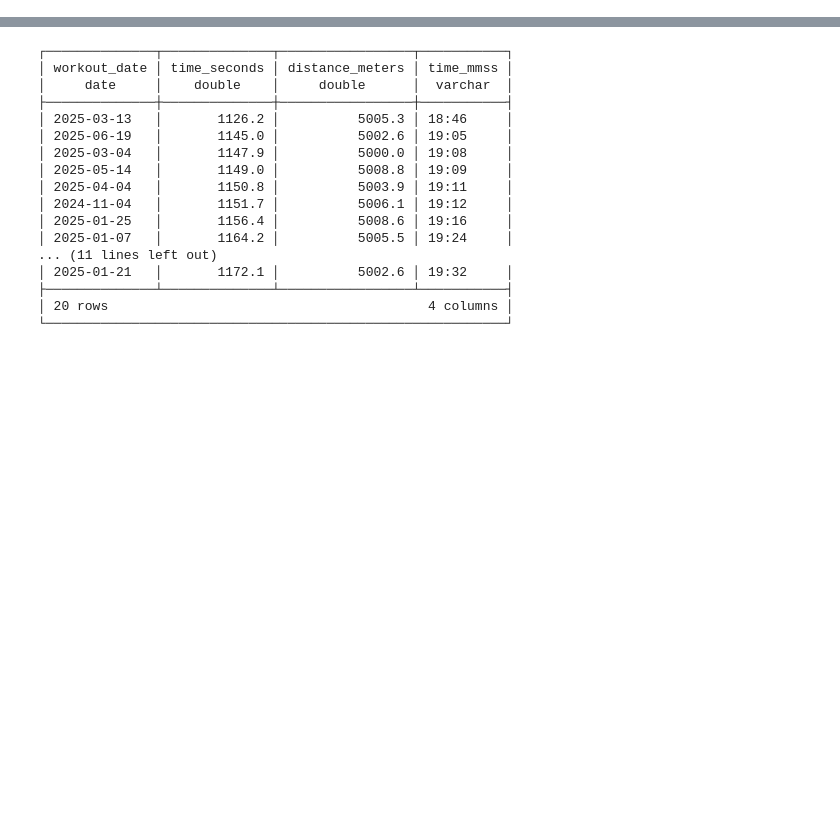
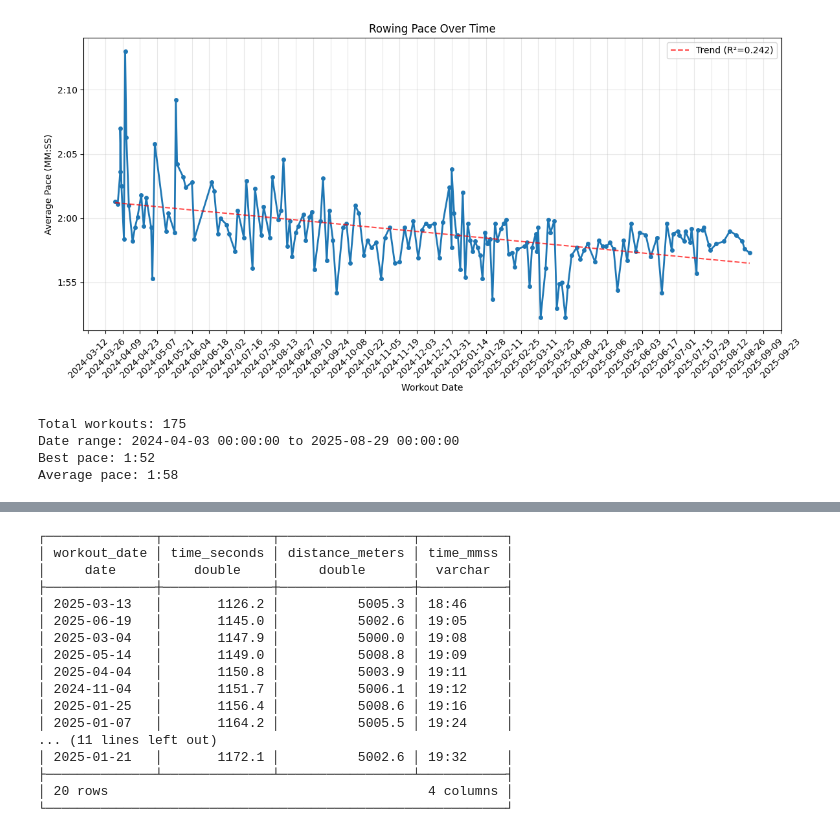
Before and after one commit to mattmartin14/dream_machine, a Jupyter notebook: concept2/scratchpad.ipynb, the cells around one changed output, grey strips where cells are left out. Saved outputs shown, nothing was run; the diff lists cells and outputs as text; code cells hidden in the pictures; blank space fills up the shorter version.

```diff
--- a/concept2/scratchpad.ipynb
+++ b/concept2/scratchpad.ipynb
@@ -92,3 +11,75 @@ cn.sql("from v_summary_workouts limit 5")
+# %%
+# Plot pace over time
+sql_pace = """
+    select "Log ID" as workout_id
+        ,cast("Date" as date) as workout_dt
+        ,"Work Distance" as total_meters
+        ,cast('00:' || "Pace" as time) as avg_split
+    from v_summary_workouts
+    where 1=1
+        and Type = 'RowErg'
+        and "Pace" is not null
+        and "Work Distance" >= 1000
+    order by workout_dt
+"""
+
+import matplotlib.pyplot as plt
+import pandas as pd
+from matplotlib.dates import DateFormatter
+import matplotlib.dates as mdates
+
+# Get the data
+df_pace = cn.sql(sql_pace).df()
+
+# Convert avg_split to seconds for plotting (easier to work with)
+df_pace['pace_seconds'] = pd.to_timedelta(df_pace['avg_split'].astype(str)).dt.total_seconds()
+
+# Create the plot
+fig, ax = plt.subplots(figsize=(12, 6))
+ax.plot(df_pace['workout_dt'], df_pace['pace_seconds'], marker='o', linewidth=2, markersize=4)
+
+# Format y-axis to show pace as MM:SS
+def format_pace(seconds, pos):
+    mins = int(seconds // 60)
+    secs = int(seconds % 60)
+    return f'{mins}:{secs:02d}'
+
+ax.yaxis.set_major_formatter(plt.FuncFormatter(format_pace))
+
+# Format x-axis dates
+ax.xaxis.set_major_formatter(DateFormatter('%Y-%m-%d'))
+ax.xaxis.set_major_locator(mdates.WeekdayLocator(interval=2))
+plt.xticks(rotation=45)
+
+# Labels and title
+plt.xlabel('Workout Date')
+plt.ylabel('Average Pace (MM:SS)')
+plt.title('Rowing Pace Over Time')
+plt.grid(True, alpha=0.3)
+plt.tight_layout()
+
+# Add trend line
+from scipy import stats
+if len(df_pace) > 1:
+    # Convert dates to numeric for trend calculation
+    x_numeric = mdates.date2num(df_pace['workout_dt'])
+    slope, intercept, r_value, p_value, std_err = stats.linregress(x_numeric, df_pace['pace_seconds'])
+    trend_line = slope * x_numeric + intercept
+    ax.plot(df_pace['workout_dt'], trend_line, '--', color='red', alpha=0.7, label=f'Trend (R²={r_value**2:.3f})')
+    plt.legend()
+
+plt.show()
+
+print(f"Total workouts: {len(df_pace)}")
+print(f"Date range: {df_pace['workout_dt'].min()} to {df_pace['workout_dt'].max()}")
+print(f"Best pace: {format_pace(df_pace['pace_seconds'].min(), 0)}")
+print(f"Average pace: {format_pace(df_pace['pace_seconds'].mean(), 0)}")
+# %% [output]
+[figure, added]
+Total workouts: 175
+Date range: 2024-04-03 00:00:00 to 2025-08-29 00:00:00
+Best pace: 1:52
+Average pace: 1:58
 # %%
 sql = """
     select year("Date") as workout_year
```
Also changed, not shown: parts of 11 cells of this notebook, 5 other files.
